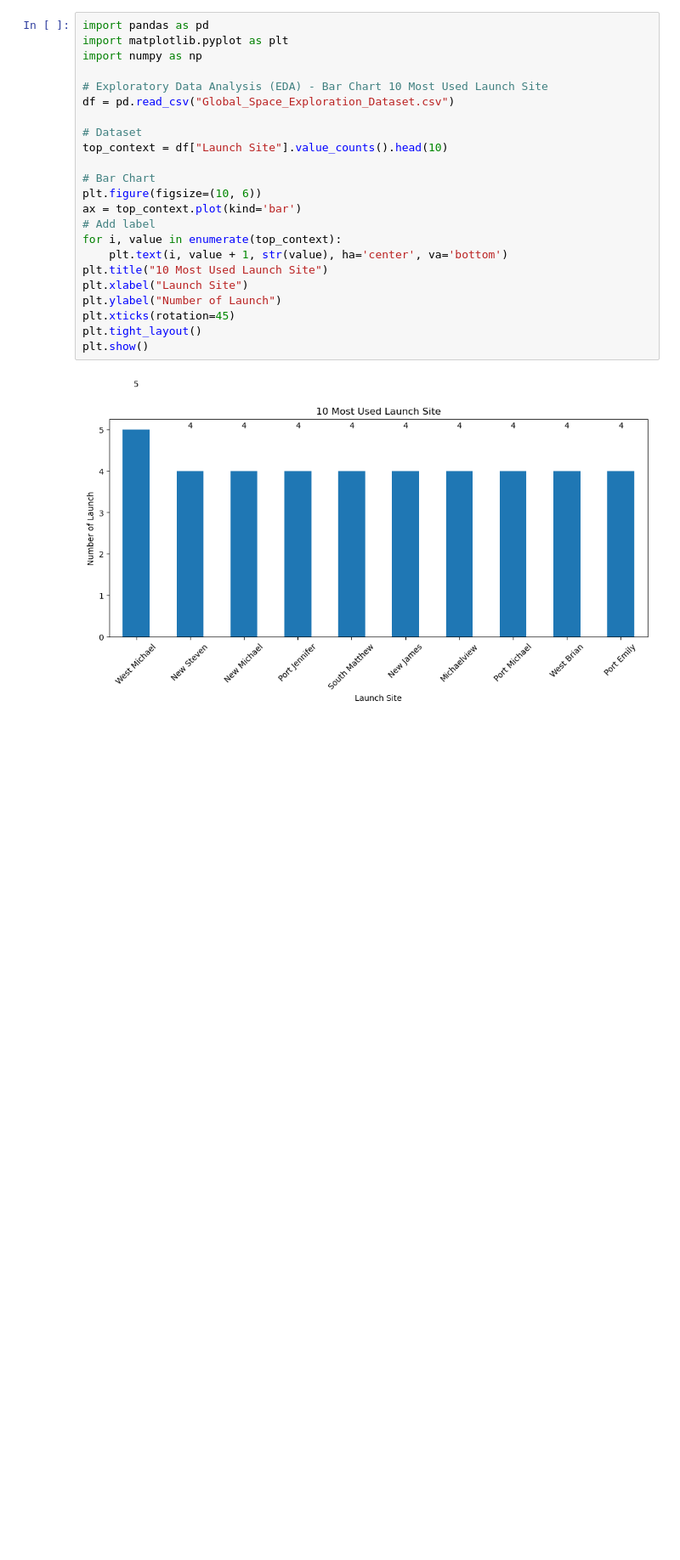
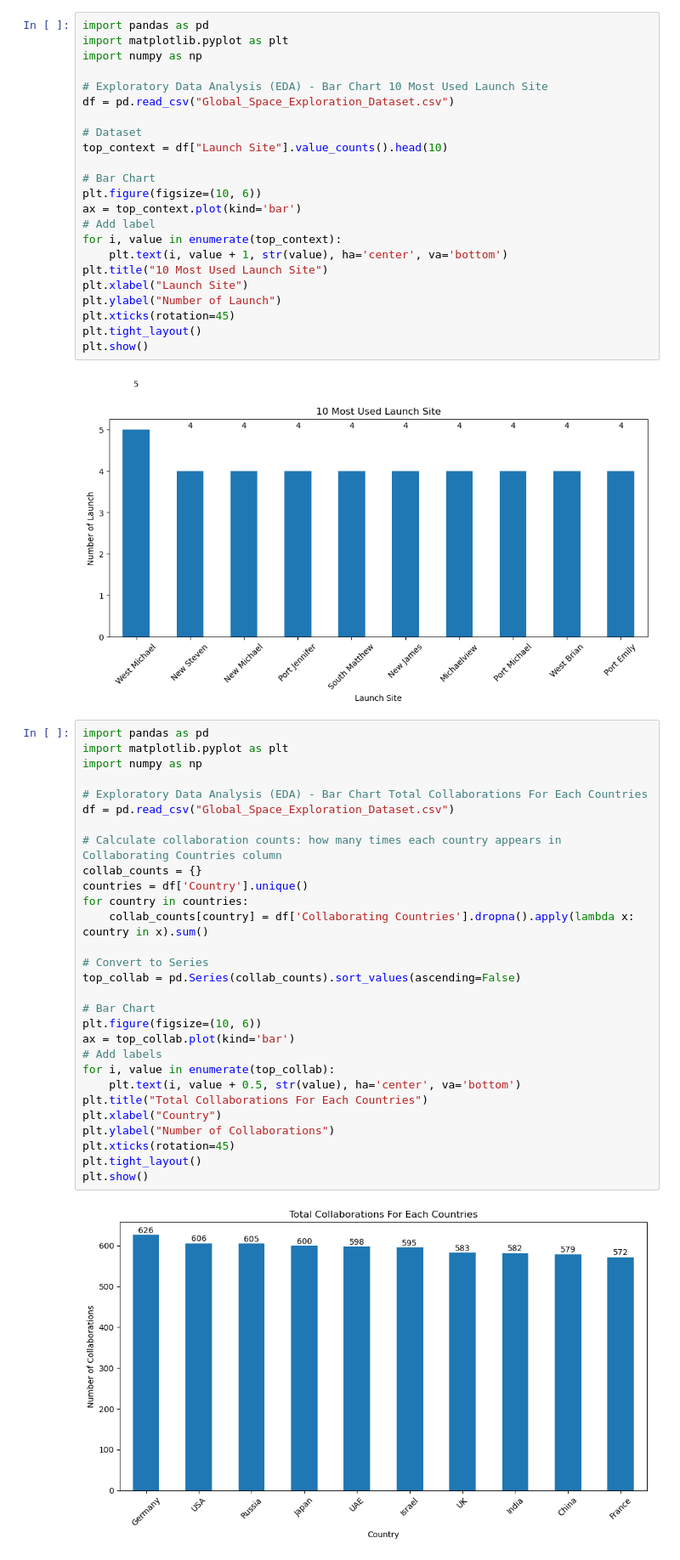
Before and after one commit to FlazeFy2/DS-Global-Space-Exploration, a Jupyter notebook: exploratory data analysis-bar.ipynb, the cells around one changed output. Shown at 85% size. Saved outputs shown, nothing was run; the diff lists cells and outputs as text; blank space fills up the shorter version.

Commit message:
[DS] Exploratory Data Analysis (EDA) - Bar Chart Total Collaborations For Each Countries

```diff
--- a/exploratory data analysis-bar.ipynb
+++ b/exploratory data analysis-bar.ipynb
@@ -74,3 +74,34 @@ plt.tight_layout()
 plt.show()
 # %% [output]
 [figure]
+# %%
+import pandas as pd
+import matplotlib.pyplot as plt
+import numpy as np
+
+# Exploratory Data Analysis (EDA) - Bar Chart Total Collaborations For Each Countries
+df = pd.read_csv("Global_Space_Exploration_Dataset.csv")
+
+# Calculate collaboration counts: how many times each country appears in Collaborating Countries column
+collab_counts = {}
+countries = df['Country'].unique()
+for country in countries:
+    collab_counts[country] = df['Collaborating Countries'].dropna().apply(lambda x: country in x).sum()
+
+# Convert to Series
+top_collab = pd.Series(collab_counts).sort_values(ascending=False)
+
+# Bar Chart
+plt.figure(figsize=(10, 6))
+ax = top_collab.plot(kind='bar')
+# Add labels
+for i, value in enumerate(top_collab):
+    plt.text(i, value + 0.5, str(value), ha='center', va='bottom')
+plt.title("Total Collaborations For Each Countries")
+plt.xlabel("Country")
+plt.ylabel("Number of Collaborations")
+plt.xticks(rotation=45)
+plt.tight_layout()
+plt.show()
+# %% [output]
+[figure, added]
```
Also changed, not shown: 1 other file.
